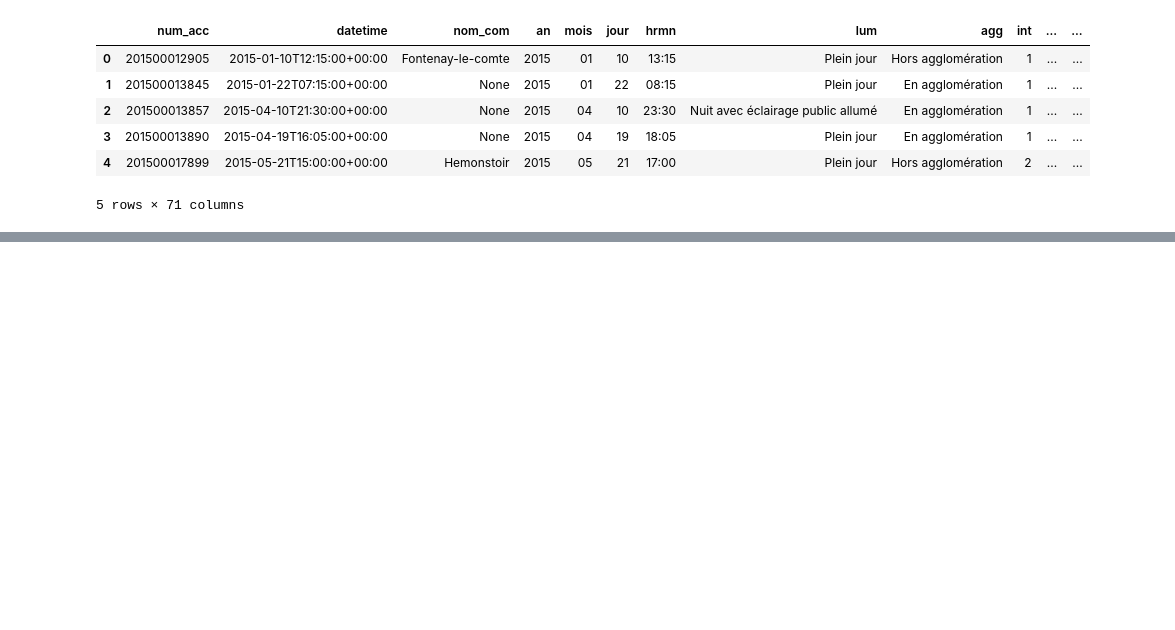
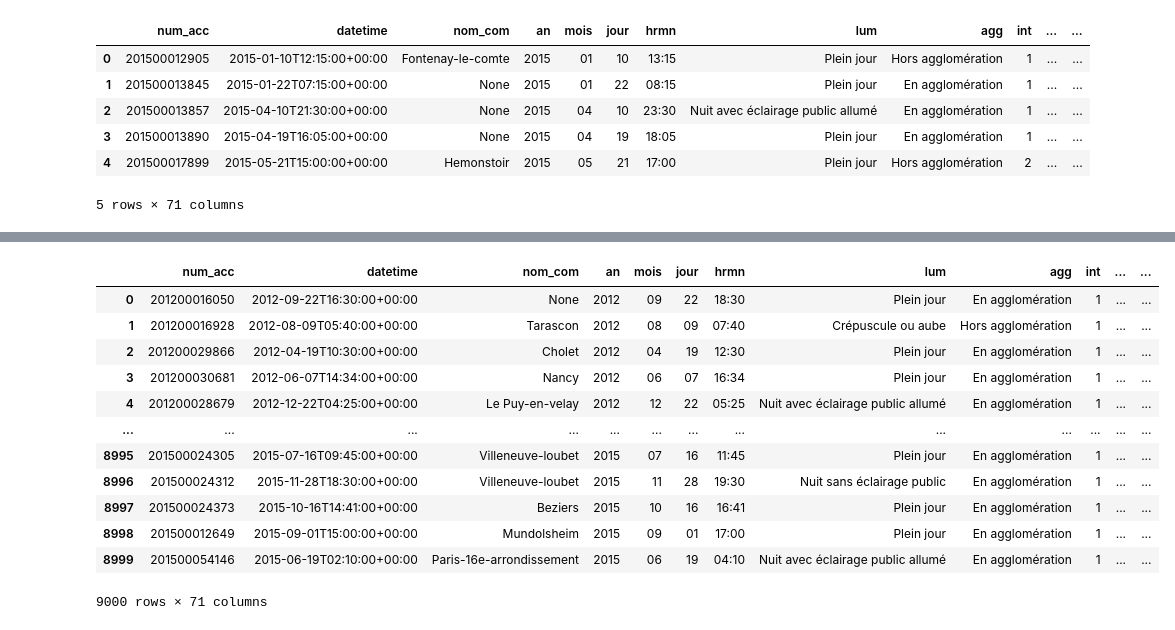
Before and after one commit to alexandreSeverien/brief_1_accidents, a Jupyter notebook: ingestion/ingestion.ipynb, the cells around one changed output, grey strips where cells are left out. Saved outputs shown, nothing was run; the diff lists cells and outputs as text; code cells hidden in the pictures; blank space fills up the shorter version.

```diff
--- a/ingestion/ingestion.ipynb
+++ b/ingestion/ingestion.ipynb
@@ -61,0 +134,16 @@ def fetch_all_data(offset=0, step=100):
+# %%
+accidents
+# %% [output]
+|  | num_acc | datetime | nom_com | an | mois | jour | hrmn | lum | agg | int | ... | ... |
+| 0 | 201200016050 | 2012-09-22T16:30:00+00:00 | None | 2012 | 09 | 22 | 18:30 | Plein jour | En agglomération | 1 | ... | ... |
+| 1 | 201200016928 | 2012-08-09T05:40:00+00:00 | Tarascon | 2012 | 08 | 09 | 07:40 | Crépuscule ou aube | Hors agglomération | 1 | ... | ... |
+| 2 | 201200029866 | 2012-04-19T10:30:00+00:00 | Cholet | 2012 | 04 | 19 | 12:30 | Plein jour | En agglomération | 1 | ... | ... |
+| 3 | 201200030681 | 2012-06-07T14:34:00+00:00 | Nancy | 2012 | 06 | 07 | 16:34 | Plein jour | En agglomération | 1 | ... | ... |
+| 4 | 201200028679 | 2012-12-22T04:25:00+00:00 | Le Puy-en-velay | 2012 | 12 | 22 | 05:25 | Nuit avec éclairage public allumé | En agglomération | 1 | ... | ... |
+| ... | ... | ... | ... | ... | ... | ... | ... | ... | ... | ... | ... | ... |
+| 8995 | 201500024305 | 2015-07-16T09:45:00+00:00 | Villeneuve-loubet | 2015 | 07 | 16 | 11:45 | Plein jour | En agglomération | 1 | ... | ... |
+| 8996 | 201500024312 | 2015-11-28T18:30:00+00:00 | Villeneuve-loubet | 2015 | 11 | 28 | 19:30 | Nuit sans éclairage public | En agglomération | 1 | ... | ... |
+| 8997 | 201500024373 | 2015-10-16T14:41:00+00:00 | Beziers | 2015 | 10 | 16 | 16:41 | Plein jour | En agglomération | 1 | ... | ... |
+| 8998 | 201500012649 | 2015-09-01T15:00:00+00:00 | Mundolsheim | 2015 | 09 | 01 | 17:00 | Plein jour | En agglomération | 1 | ... | ... |
+| 8999 | 201500054146 | 2015-06-19T02:10:00+00:00 | Paris-16e-arrondissement | 2015 | 06 | 19 | 04:10 | Nuit avec éclairage public allumé | En agglomération | 1 | ... | ... |
+9000 rows × 71 columns
```
Also changed, not shown: parts of 6 cells of this notebook, 2 other files.
